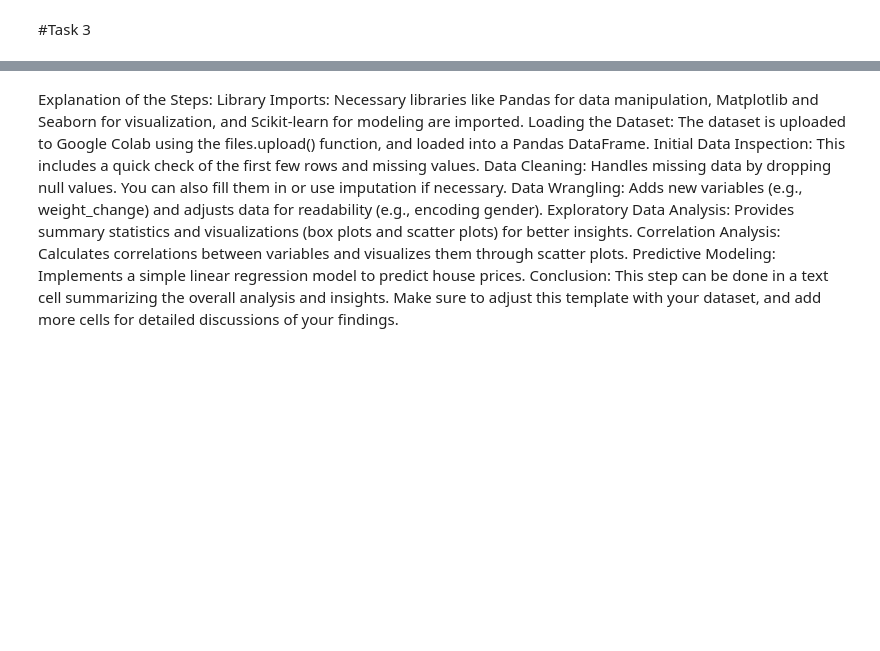
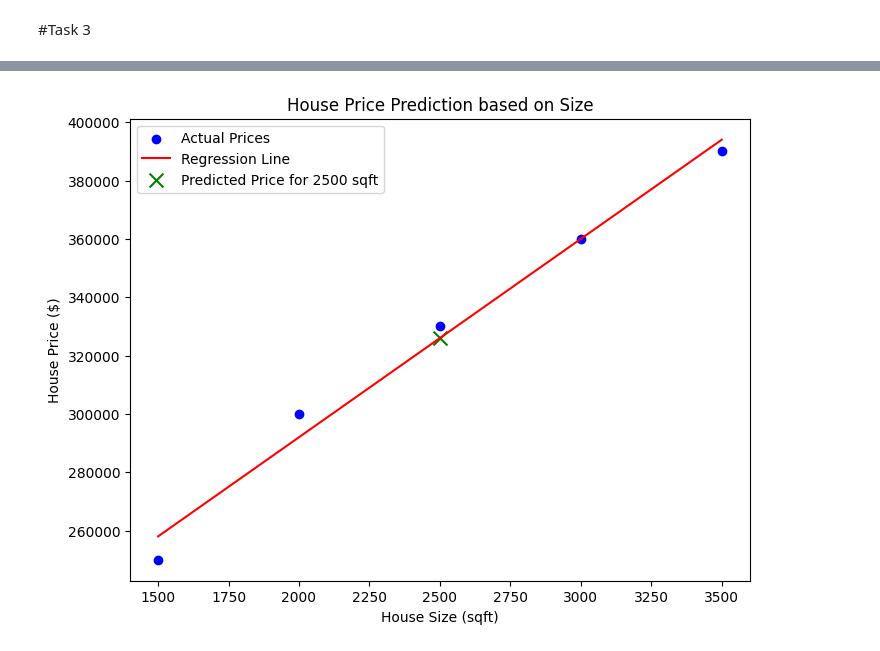
Before and after one commit to DiwashPaudel/DiwashPaudel, a Jupyter notebook: S00393611_Diwash_Paudel_ITEC610_AT3.ipynb, the cells around one changed output, grey strips where cells are left out. Cells and saved outputs as stored; diff of their text form; code cells hidden in the pictures; blank space fills up the shorter version.

```diff
--- a/S00393611_Diwash_Paudel_ITEC610_AT3.ipynb
+++ b/S00393611_Diwash_Paudel_ITEC610_AT3.ipynb
@@ -185,12 +199,30 @@ print(f'The predicted price for a 2500 sqft house is: ${predicted_price[0]:,.2f}
-# %% [markdown]
-Explanation of the Steps:
-Library Imports: Necessary libraries like Pandas for data manipulation, Matplotlib and Seaborn for visualization, and Scikit-learn for modeling are imported.
-Loading the Dataset: The dataset is uploaded to Google Colab using the files.upload() function, and loaded into a Pandas DataFrame.
-Initial Data Inspection: This includes a quick check of the first few rows and missing values.
-Data Cleaning: Handles missing data by dropping null values. You can also fill them in or use imputation if necessary.
-Data Wrangling: Adds new variables (e.g., weight_change) and adjusts data for readability (e.g., encoding gender).
-Exploratory Data Analysis: Provides summary statistics and visualizations (box plots and scatter plots) for better insights.
-Correlation Analysis: Calculates correlations between variables and visualizes them through scatter plots.
-Predictive Modeling: Implements a simple linear regression model to predict house prices.
-Conclusion: This step can be done in a text cell summarizing the overall analysis and insights.
-Make sure to adjust this template with your dataset, and add more cells for detailed discussions of your findings.
+# %%
+#scater plot for the predictive modeling
+
+# Data for house sizes and prices
+house_sizes = np.array([[1500], [2000], [2500], [3000], [3500]])
+house_prices = np.array([250000, 300000, 330000, 360000, 390000])
+
+# Creating and fitting the linear regression model
+model = LinearRegression()
+model.fit(house_sizes, house_prices)
+
+# Predicting prices for the existing house sizes to plot the regression line
+predicted_prices = model.predict(house_sizes)
+
+# Plotting the scatter plot and regression line
+plt.figure(figsize=(8, 6))
+plt.scatter(house_sizes, house_prices, color='blue', label="Actual Prices")
+plt.plot(house_sizes, predicted_prices, color='red', label="Regression Line")
+plt.scatter(2500, model.predict([[2500]]), color='green', marker='x', s=100, label="Predicted Price for 2500 sqft")
+
+# Adding labels and title
+plt.xlabel("House Size (sqft)")
+plt.ylabel("House Price ($)")
+plt.title("House Price Prediction based on Size")
+plt.legend()
+
+# Show the plot
+plt.show()
+# %% [output]
+[figure, added]
```
Also changed, not shown: parts of 11 cells of this notebook.
